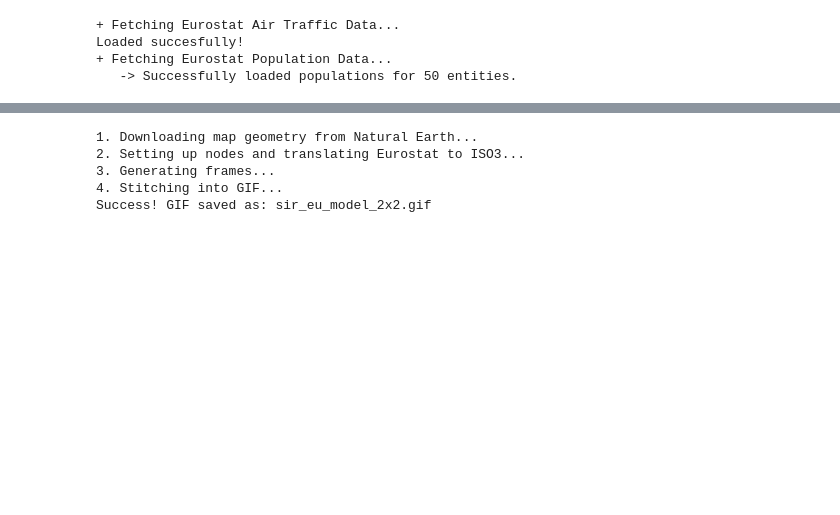
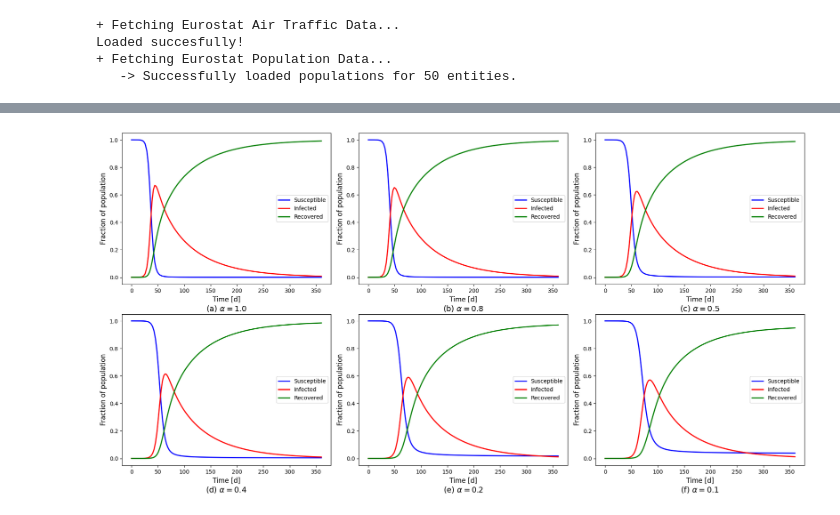
Before and after one commit to sebmarci/sirnetwork, a Jupyter notebook: results.ipynb, the cells around one changed output, grey strips where cells are left out. Cells and saved outputs as stored; diff of their text form; code cells hidden in the pictures; blank space fills up the shorter version.

```diff
--- a/results.ipynb
+++ b/results.ipynb
@@ -79,9 +84,5 @@ plt.legend()
-# %%
-eurostat_codes = df_connectivity.index.to_list()
-generate_gif(t, S, I, R, eurostat_codes)
-# %% [output]
-1. Downloading map geometry from Natural Earth...
-2. Setting up nodes and translating Eurostat to ISO3...
-3. Generating frames...
-4. Stitching into GIF...
-Success! GIF saved as: sir_eu_model_2x2.gif
+# %%
+social_connectivity_comp(population, init_state, C,
+                          t_end=360, infection_rate=infection_rate, recovery_rate=recovery_rate)
+# %% [output]
+[figure, added]
```
Also changed, not shown: parts of 9 cells of this notebook, 3 other files.
